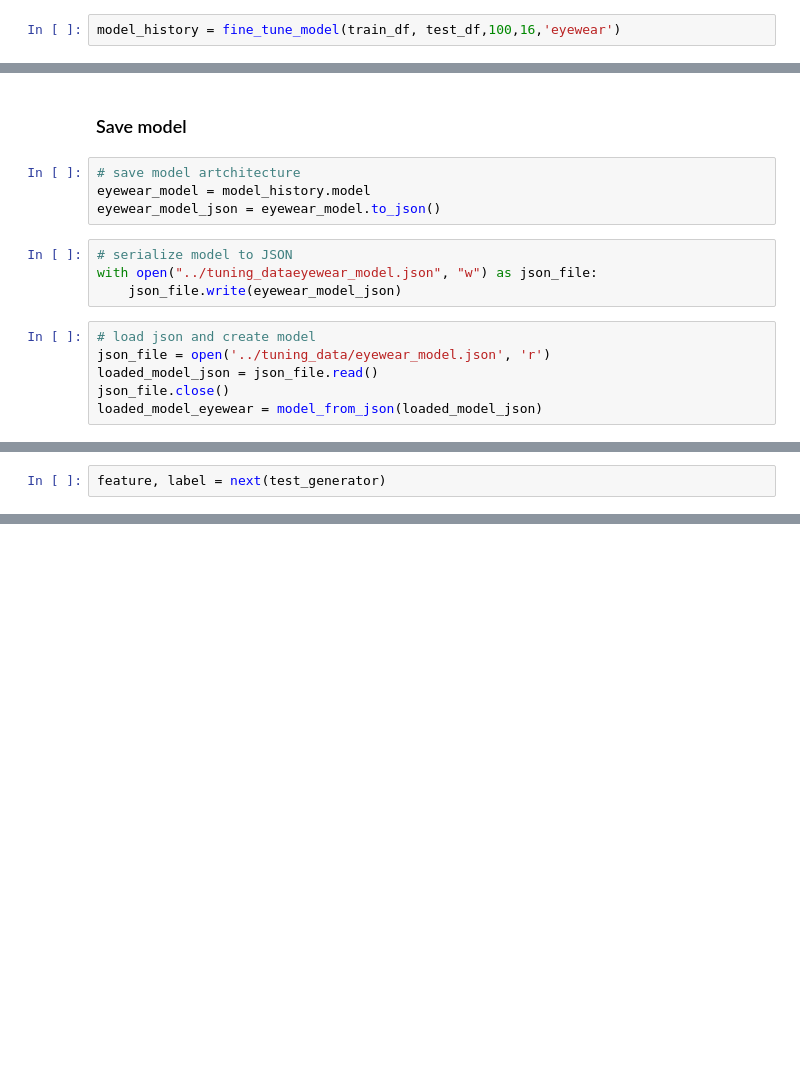
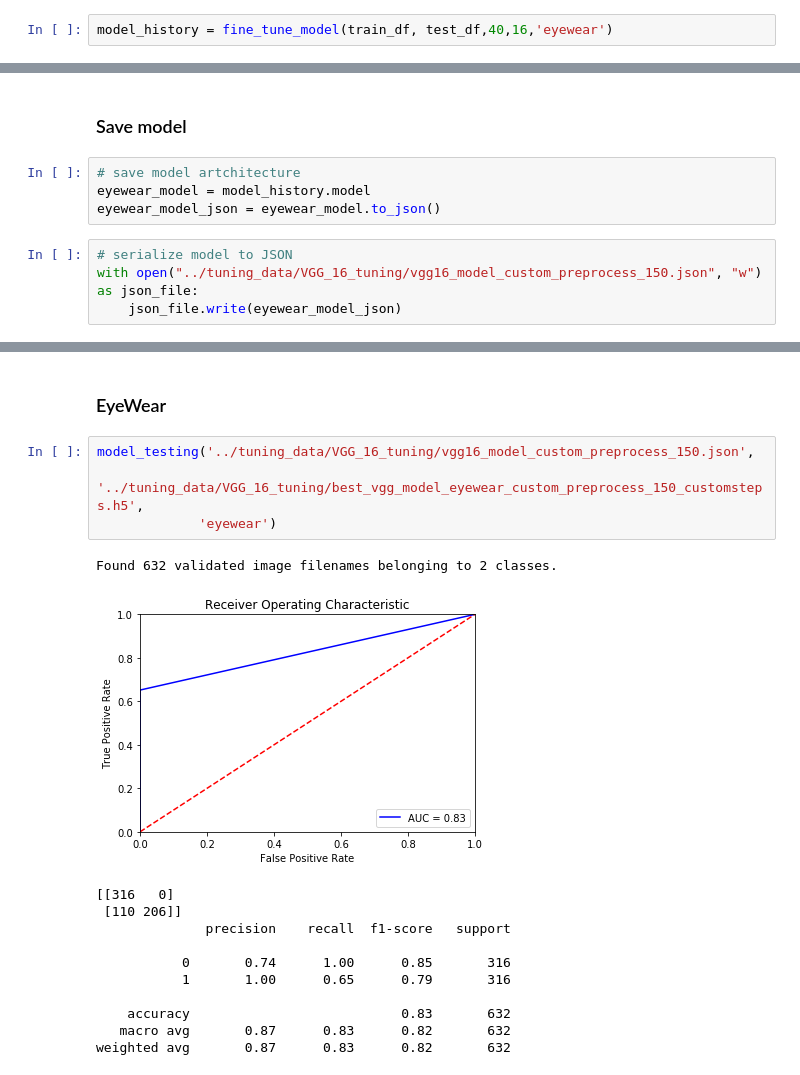
Before and after one commit to mzhou356/img2recommender, a Jupyter notebook: notebooks/vgg16_model_tuning_eyewear.ipynb, the cells around one changed output, grey strips where cells are left out. Saved outputs shown, nothing was run; the diff lists cells and outputs as text; blank space fills up the shorter version.

Commit message:
Updatevgg16_model preprocess and picture cropping

```diff
--- a/notebooks/vgg16_model_tuning_eyewear.ipynb
+++ b/notebooks/vgg16_model_tuning_eyewear.ipynb
@@ -286,7 +306,7 @@ def fine_tune_model(train_df, test_df,epoch, batch_size,label, print_model = Tru
 # %% [markdown]
 ### save model history
 # %%
-model_history = fine_tune_model(train_df, test_df,100,16,'eyewear')
+model_history = fine_tune_model(train_df, test_df,40,16,'eyewear')
 # %% [output]
 Found 505 validated image filenames belonging to 2 classes.
 Found 127 validated image filenames belonging to 2 classes.
@@ -345,11 +369,5 @@ eyewear_model = model_history.model
 eyewear_model_json = eyewear_model.to_json()
 # %%
 # serialize model to JSON
-with open("../tuning_dataeyewear_model.json", "w") as json_file:
+with open("../tuning_data/VGG_16_tuning/vgg16_model_custom_preprocess_150.json", "w") as json_file:
     json_file.write(eyewear_model_json)
-# %%
-# load json and create model
-json_file = open('../tuning_data/eyewear_model.json', 'r')
-loaded_model_json = json_file.read()
-json_file.close()
-loaded_model_eyewear = model_from_json(loaded_model_json)
@@ -375,2 +373,0 @@ loaded_model_eyewear.evaluate_generator(test_generator)
-# %%
-feature, label = next(test_generator)
@@ -384,0 +424,19 @@ np.around(loaded_model_eyewear.predict_generator(test_generator))
+# %% [markdown]
+### EyeWear
+# %%
+model_testing('../tuning_data/VGG_16_tuning/vgg16_model_custom_preprocess_150.json',
+             '../tuning_data/VGG_16_tuning/best_vgg_model_eyewear_custom_preprocess_150_customsteps.h5',
+             'eyewear')
+# %% [output]
+Found 632 validated image filenames belonging to 2 classes.
+[figure, added]
+[[316   0]
+ [110 206]]
+              precision    recall  f1-score   support
+
+           0       0.74      1.00      0.85       316
+           1       1.00      0.65      0.79       316
+
+    accuracy                           0.83       632
+   macro avg       0.87      0.83      0.82       632
+weighted avg       0.87      0.83      0.82       632
```
Also changed, not shown: parts of 26 cells of this notebook, 1 other file.
